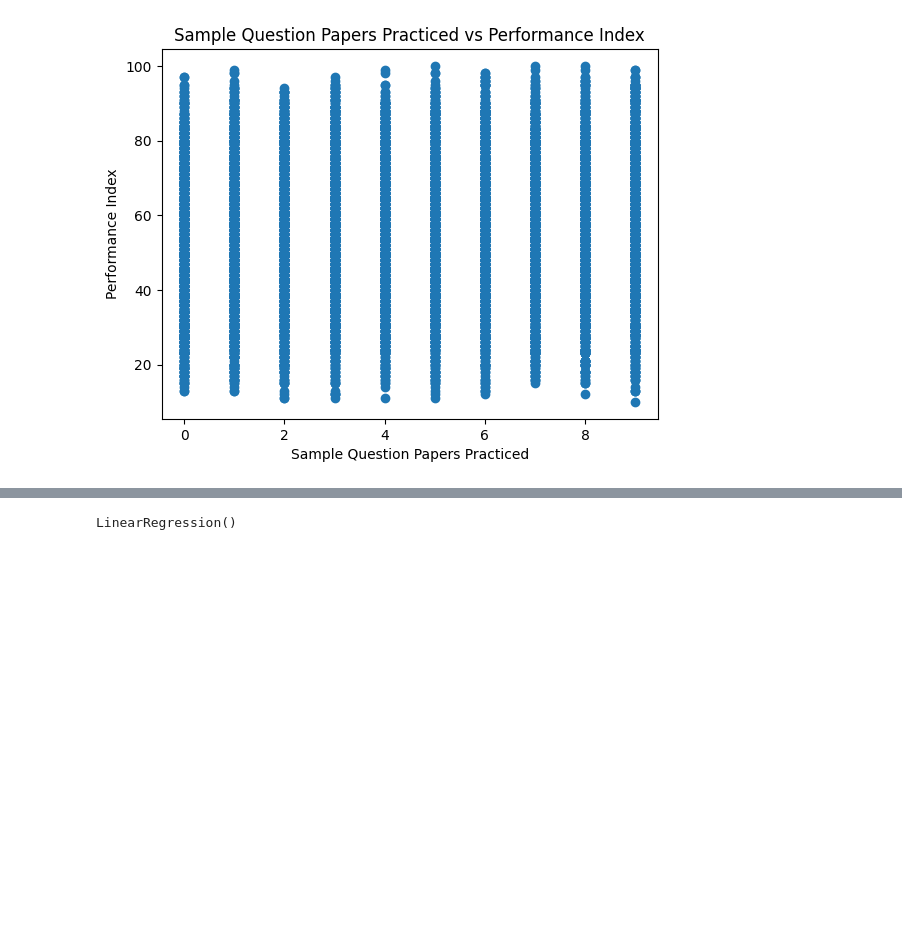
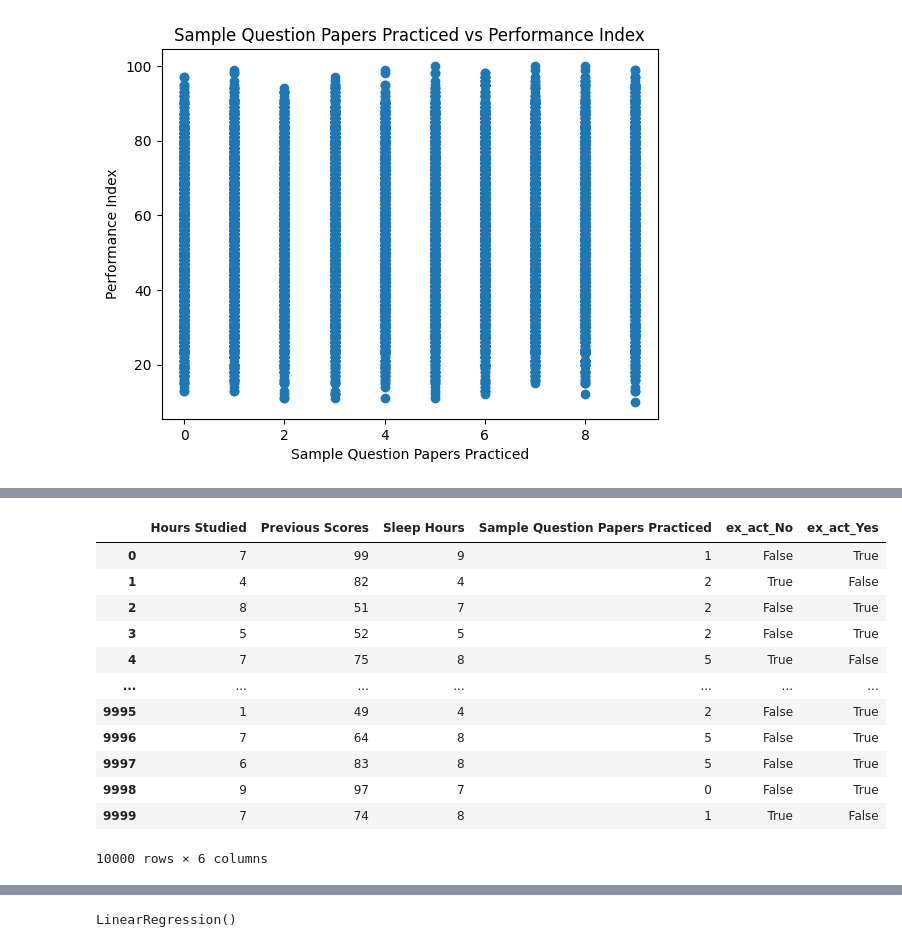
Before and after one commit to danieldamc/intro-data-science, a Jupyter notebook: Tarea 2/regresion.ipynb, the cells around one changed output, grey strips where cells are left out. Cells and saved outputs as stored; diff of their text form; code cells hidden in the pictures; blank space fills up the shorter version.

```diff
--- a/Tarea 2/regresion.ipynb
+++ b/Tarea 2/regresion.ipynb
@@ -59,0 +62,23 @@ df.head()
+# %%
+X = df.drop(columns=['Performance Index'])
+y = df['Performance Index']
+
+#X_test, X_validation, y_test, y_validation = train_test_split(X_test, y_test, test_size=0.5, random_state=42)
+# %%
+one_hot_encoded = pd.get_dummies(X['Extracurricular Activities'], prefix='ex_act')
+X_ohe = pd.concat([X, one_hot_encoded], axis=1).drop(columns=['Extracurricular Activities'])
+X_ohe
+# %% [output]
+|  | Hours Studied | Previous Scores | Sleep Hours | Sample Question Papers Practiced | ex_act_No | ex_act_Yes |
+| 0 | 7 | 99 | 9 | 1 | False | True |
+| 1 | 4 | 82 | 4 | 2 | True | False |
+| 2 | 8 | 51 | 7 | 2 | False | True |
+| 3 | 5 | 52 | 5 | 2 | False | True |
+| 4 | 7 | 75 | 8 | 5 | True | False |
+| ... | ... | ... | ... | ... | ... | ... |
+| 9995 | 1 | 49 | 4 | 2 | False | True |
+| 9996 | 7 | 64 | 8 | 5 | False | True |
+| 9997 | 6 | 83 | 8 | 5 | False | True |
+| 9998 | 9 | 97 | 7 | 0 | False | True |
+| 9999 | 7 | 74 | 8 | 1 | True | False |
+10000 rows × 6 columns
```
Also changed, not shown: parts of 17 cells of this notebook.
